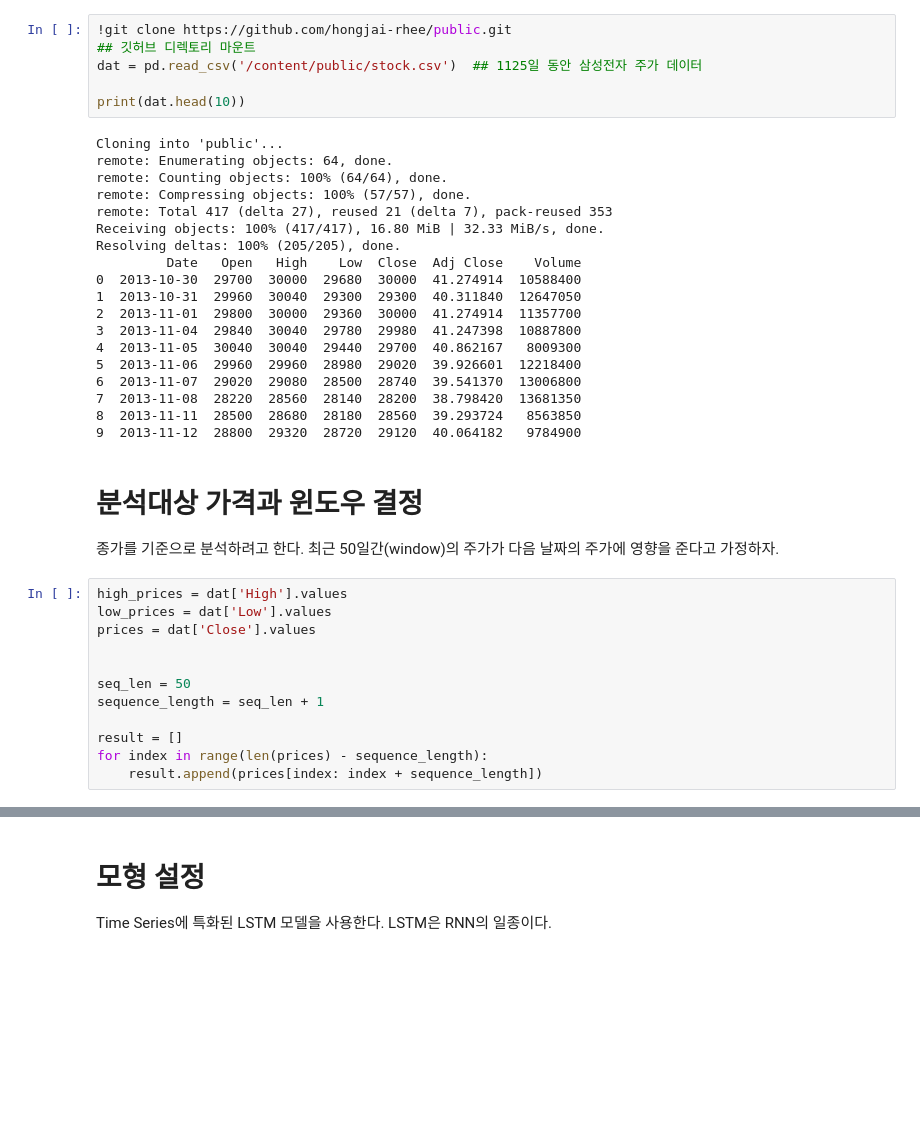
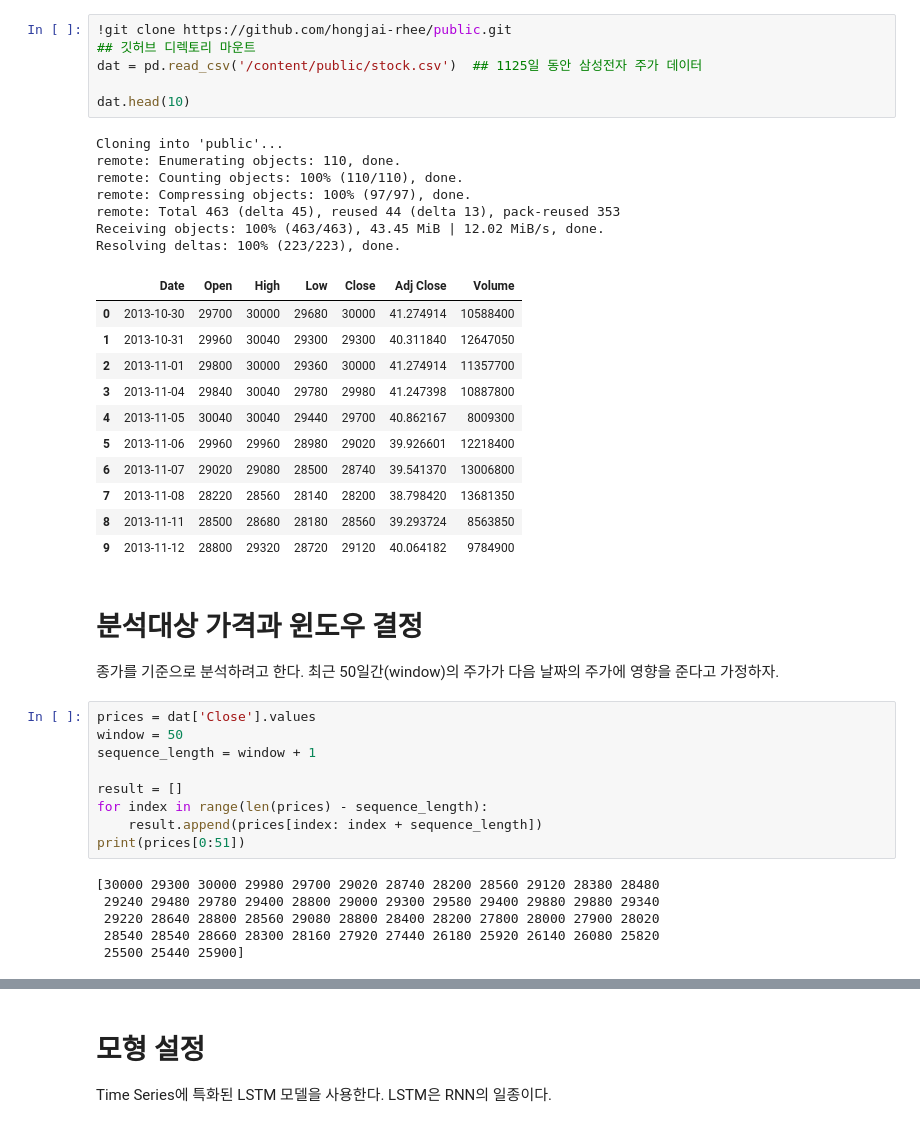
Before and after one commit to hongjai-rhee/public, a Jupyter notebook: [12]삼성전자주가예측.ipynb, the cells around one changed output, grey strips where cells are left out. Saved outputs shown, nothing was run; the diff lists cells and outputs as text; blank space fills up the shorter version.

```diff
--- a/[12]삼성전자주가예측.ipynb
+++ b/[12]삼성전자주가예측.ipynb
@@ -17,41 +19,44 @@ We recommend you upgrade now or ensure your notebook will continue to use Tensor
 # %%
 !git clone https://github.com/hongjai-rhee/public.git
 ## 깃허브 디렉토리 마운트
 dat = pd.read_csv('/content/public/stock.csv')  ## 1125일 동안 삼성전자 주가 데이터
 
-print(dat.head(10))
+dat.head(10)
 # %% [output]
 Cloning into 'public'...
-remote: Enumerating objects: 64, done.
-remote: Counting objects: 100% (64/64), done.
-remote: Compressing objects: 100% (57/57), done.
-remote: Total 417 (delta 27), reused 21 (delta 7), pack-reused 353
-Receiving objects: 100% (417/417), 16.80 MiB | 32.33 MiB/s, done.
-Resolving deltas: 100% (205/205), done.
-         Date   Open   High    Low  Close  Adj Close    Volume
-0  2013-10-30  29700  30000  29680  30000  41.274914  10588400
-1  2013-10-31  29960  30040  29300  29300  40.311840  12647050
-2  2013-11-01  29800  30000  29360  30000  41.274914  11357700
-3  2013-11-04  29840  30040  29780  29980  41.247398  10887800
-4  2013-11-05  30040  30040  29440  29700  40.862167   8009300
-5  2013-11-06  29960  29960  28980  29020  39.926601  12218400
-6  2013-11-07  29020  29080  28500  28740  39.541370  13006800
-7  2013-11-08  28220  28560  28140  28200  38.798420  13681350
-8  2013-11-11  28500  28680  28180  28560  39.293724   8563850
-9  2013-11-12  28800  29320  28720  29120  40.064182   9784900
+remote: Enumerating objects: 110, done.
+remote: Counting objects: 100% (110/110), done.
+remote: Compressing objects: 100% (97/97), done.
+remote: Total 463 (delta 45), reused 44 (delta 13), pack-reused 353
+Receiving objects: 100% (463/463), 43.45 MiB | 12.02 MiB/s, done.
+Resolving deltas: 100% (223/223), done.
+|  | Date | Open | High | Low | Close | Adj Close | Volume |
+| 0 | 2013-10-30 | 29700 | 30000 | 29680 | 30000 | 41.274914 | 10588400 |
+| 1 | 2013-10-31 | 29960 | 30040 | 29300 | 29300 | 40.311840 | 12647050 |
+| 2 | 2013-11-01 | 29800 | 30000 | 29360 | 30000 | 41.274914 | 11357700 |
+| 3 | 2013-11-04 | 29840 | 30040 | 29780 | 29980 | 41.247398 | 10887800 |
+| 4 | 2013-11-05 | 30040 | 30040 | 29440 | 29700 | 40.862167 | 8009300 |
+| 5 | 2013-11-06 | 29960 | 29960 | 28980 | 29020 | 39.926601 | 12218400 |
+| 6 | 2013-11-07 | 29020 | 29080 | 28500 | 28740 | 39.541370 | 13006800 |
+| 7 | 2013-11-08 | 28220 | 28560 | 28140 | 28200 | 38.798420 | 13681350 |
+| 8 | 2013-11-11 | 28500 | 28680 | 28180 | 28560 | 39.293724 | 8563850 |
+| 9 | 2013-11-12 | 28800 | 29320 | 28720 | 29120 | 40.064182 | 9784900 |
 # %% [markdown]
 # 분석대상 가격과 윈도우 결정
 종가를 기준으로 분석하려고 한다.
 최근 50일간(window)의 주가가 다음 날짜의 주가에 영향을 준다고 가정하자.
 # %%
-high_prices = dat['High'].values
-low_prices = dat['Low'].values
 prices = dat['Close'].values
-
-
-seq_len = 50
-sequence_length = seq_len + 1
+window = 50
+sequence_length = window + 1
 
 result = []
 for index in range(len(prices) - sequence_length):
     result.append(prices[index: index + sequence_length])
+print(prices[0:51])
+# %% [output]
+[30000 29300 30000 29980 29700 29020 28740 28200 28560 29120 28380 28480
+ 29240 29480 29780 29400 28800 29000 29300 29580 29400 29880 29880 29340
+ 29220 28640 28800 28560 29080 28800 28400 28200 27800 28000 27900 28020
+ 28540 28540 28660 28300 28160 27920 27440 26180 25920 26140 26080 25820
+ 25500 25440 25900]
```
Also changed, not shown: parts of 15 cells of this notebook.
